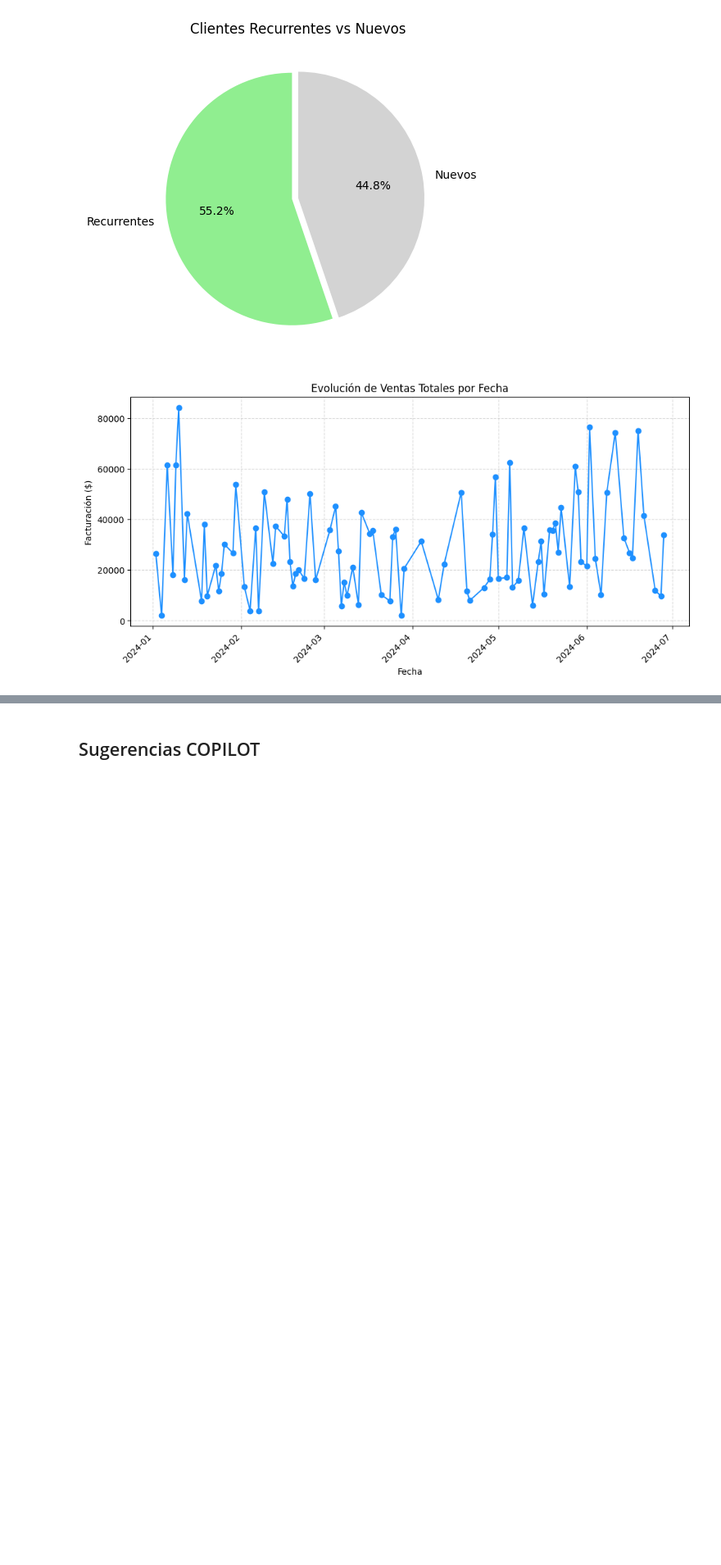
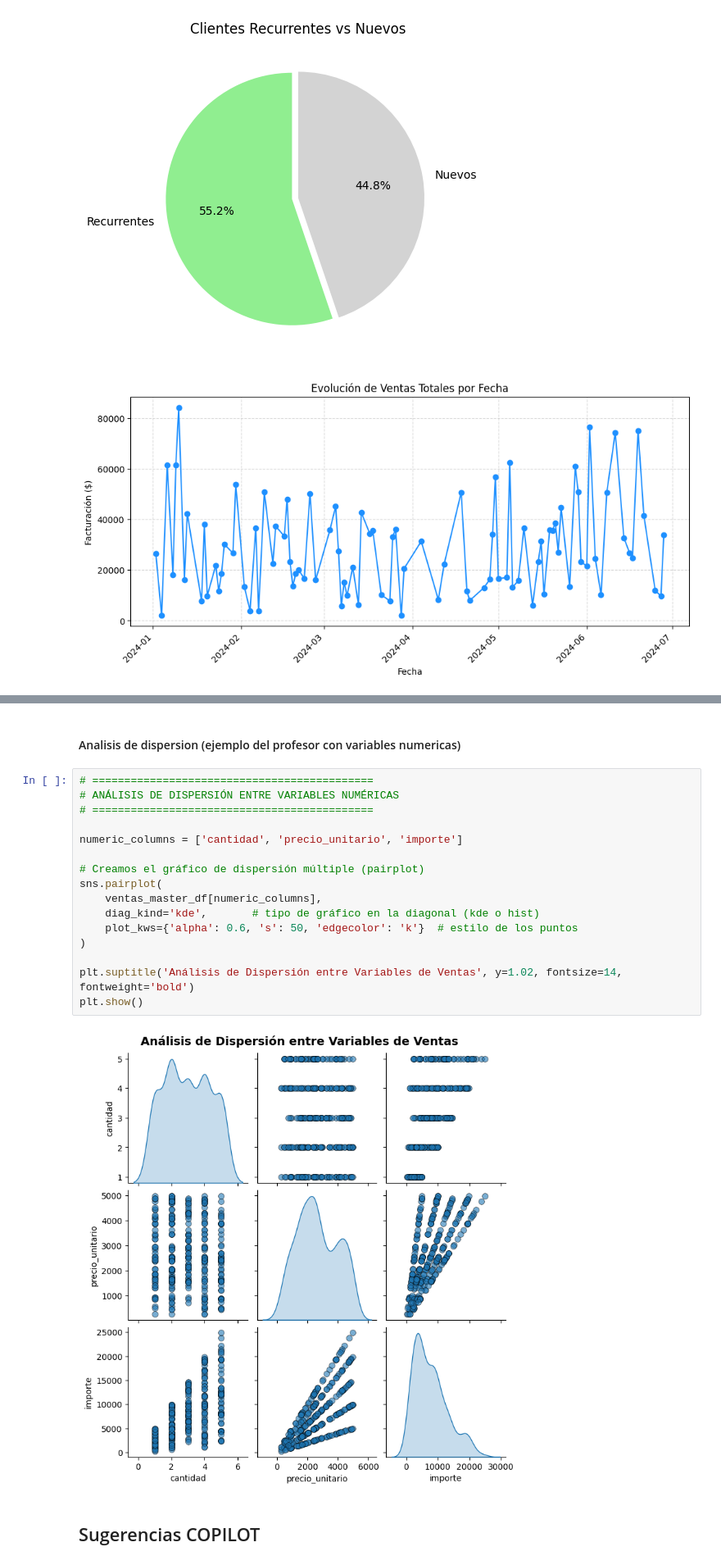
Before and after one commit to DiegoPenalba/ProyectoAurilion, a Jupyter notebook: data.ipynb, the cells around one changed output, grey strips where cells are left out. Shown at 82% size. Drawn from its saved outputs; the diff is of its cells as text; blank space fills up the shorter version.

```diff
--- a/data.ipynb
+++ b/data.ipynb
@@ -1907,3 +1910,23 @@ Oportunidad: aplicar estrategias combinadas de 'bundle' y 'upselling' para poten
+# %% [markdown]
+#### Analisis de dispersion (ejemplo del profesor con variables numericas)
+# %%
+# ============================================
+# ANÁLISIS DE DISPERSIÓN ENTRE VARIABLES NUMÉRICAS
+# ============================================
+
+numeric_columns = ['cantidad', 'precio_unitario', 'importe']
+
+# Creamos el gráfico de dispersión múltiple (pairplot)
+sns.pairplot(
+    ventas_master_df[numeric_columns],
+    diag_kind='kde',       # tipo de gráfico en la diagonal (kde o hist)
+    plot_kws={'alpha': 0.6, 's': 50, 'edgecolor': 'k'}  # estilo de los puntos
+)
+
+plt.suptitle('Análisis de Dispersión entre Variables de Ventas', y=1.02, fontsize=14, fontweight='bold')
+plt.show()
+# %% [output]
+[figure, added]
 # %% [markdown]
 ## Sugerencias COPILOT
 # %% [markdown]
```
Also changed, not shown: parts of 6 cells of this notebook.
